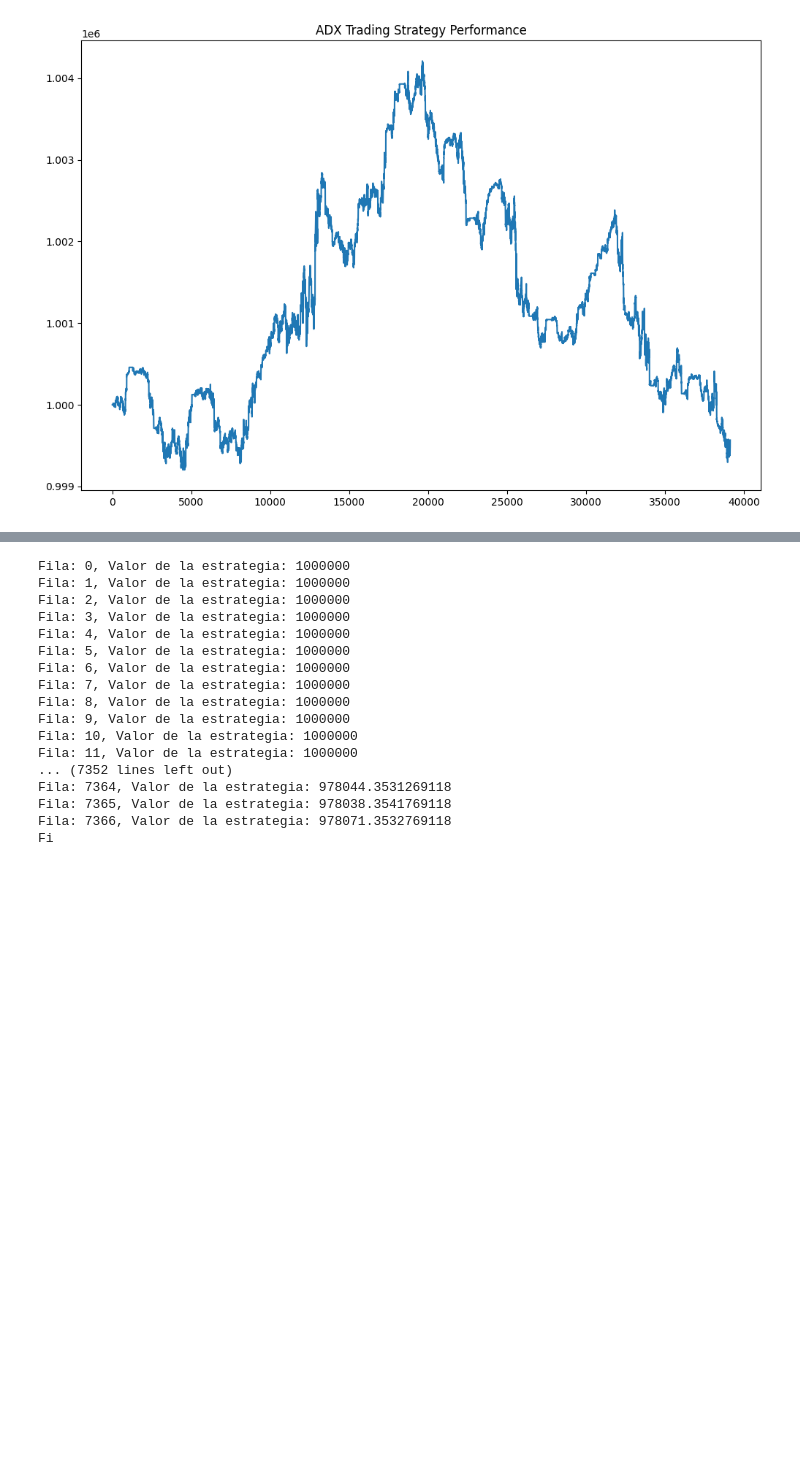
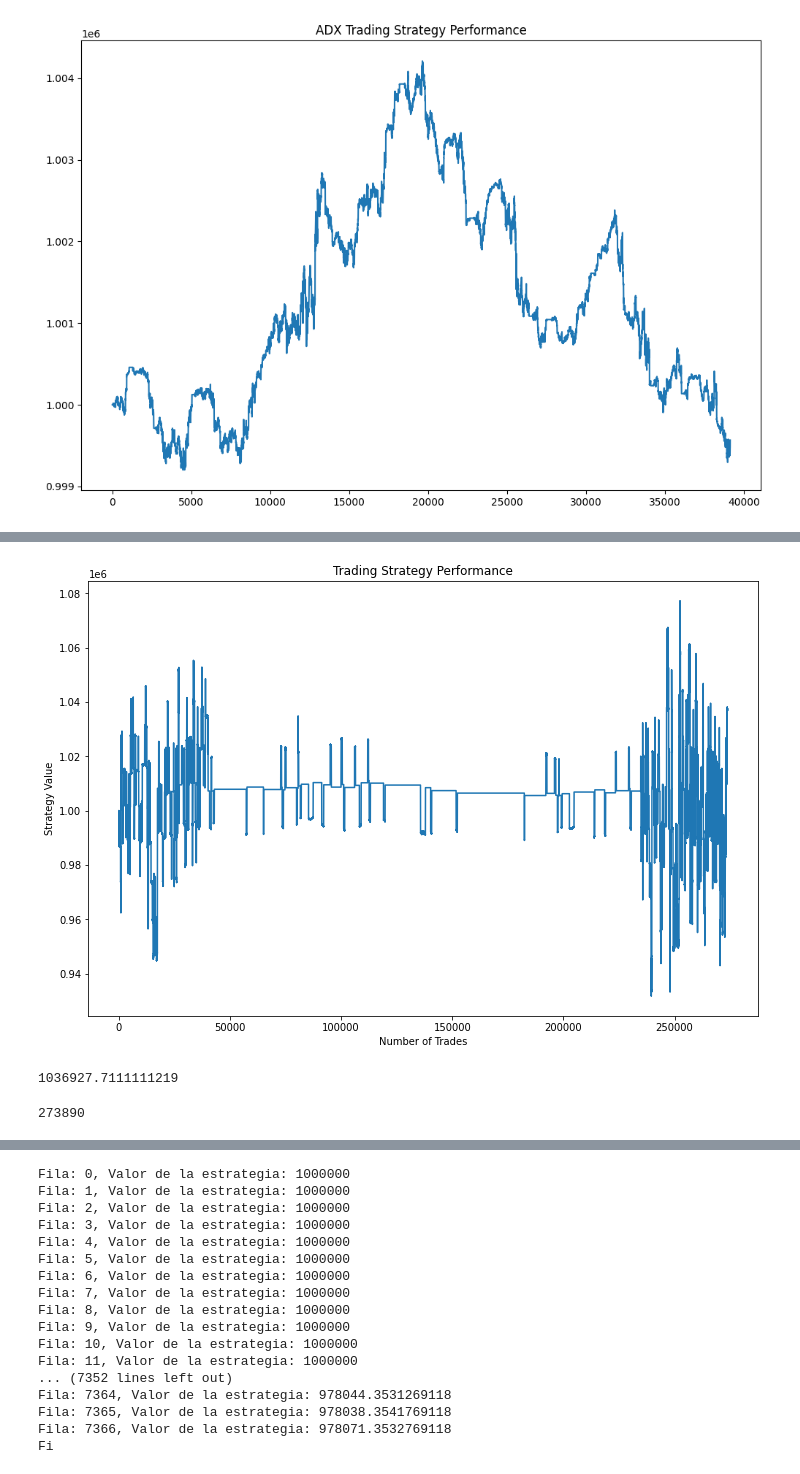
Before and after one commit to david09perez/Proyecto_Trading, a Jupyter notebook: report.ipynb, the cells around one changed output, grey strips where cells are left out. Cells and saved outputs as stored; diff of their text form; code cells hidden in the pictures; blank space fills up the shorter version.

```diff
--- a/report.ipynb
+++ b/report.ipynb
@@ -480,0 +462,12 @@ La mejor combinación de indicadores es: ['SAR', 'ADX'] con un valor de estrateg
+# %%
+strategy.plot_best_results()
+# %% [output]
+[figure, added]
+# %%
+strategy.strategy_value[-1]
+# %% [output]
+1036927.7111111219
+# %%
+len(strategy.strategy_value)
+# %% [output]
+273890
```
Also changed, not shown: parts of 18 cells of this notebook, 1 other file.
